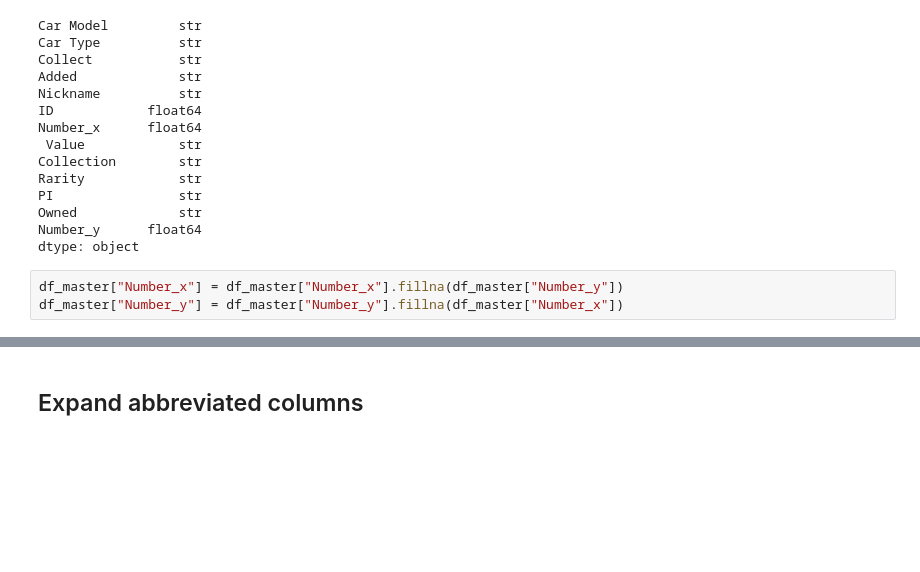
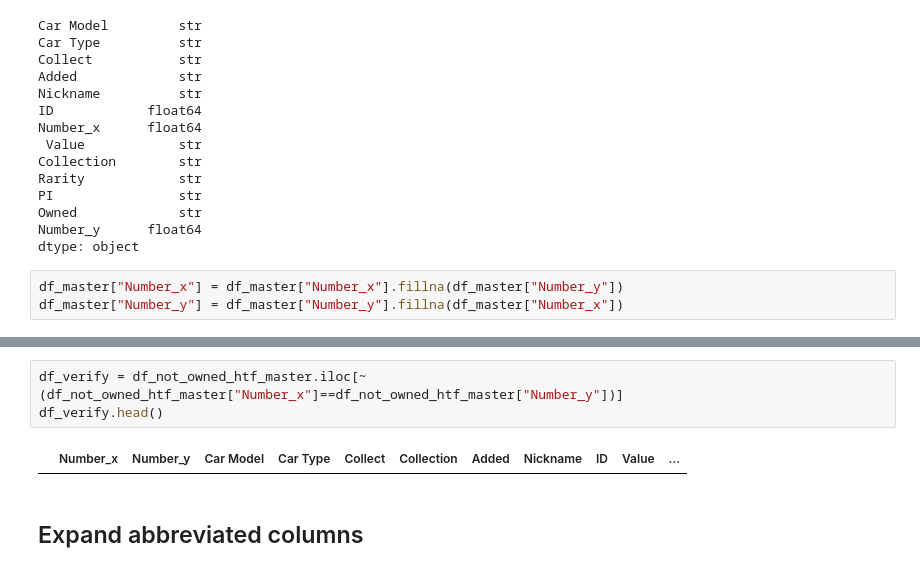
Before and after one commit to iaspidem/fh-cars-list, a Jupyter notebook: fh5-process-ext.ipynb, the cells around one changed output, grey strips where cells are left out. Drawn from its saved outputs; the diff is of its cells as text; blank space fills up the shorter version.

```diff
--- a/fh5-process-ext.ipynb
+++ b/fh5-process-ext.ipynb
@@ -418,6 +418,11 @@ df_not_owned_htf_master.head()
 | 2 | 13 | 13 | 2014 Alfa Romeo 4C | Modern Sports Cars | Backstage, Seasonal | "Hard to Find" | Series 24 | Alfa Romeo 4C | 2038.0 | 250,000 | ... |
 | 3 | 31 | 31 | 1990 Aston Martin Lagonda | Retro Sports Cars | Backstage, Seasonal | "Hard to Find" | Series 39 | AM Lagonda '90 | 3274.0 | 250,000 | ... |
 | 4 | 67 | 67 | 2020 Audi TT RS Coupe | Modern Sports Cars | Backstage, Seasonal | "Hard to Find" | Series 32 | Audi RS 3 '20 | 3453.0 | 250,000 | ... |
+# %%
+df_verify = df_not_owned_htf_master.iloc[~(df_not_owned_htf_master["Number_x"]==df_not_owned_htf_master["Number_y"])]
+df_verify.head()
+# %% [output]
+|  | Number_x | Number_y | Car Model | Car Type | Collect | Collection | Added | Nickname | ID | Value | ... |
 # %% [markdown]
 ## Expand abbreviated columns
 # %% [markdown]
```
